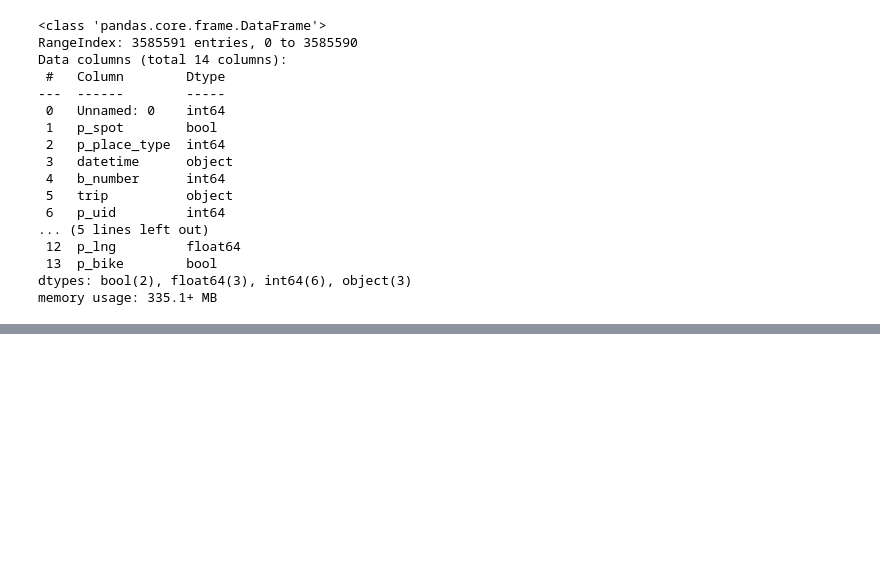
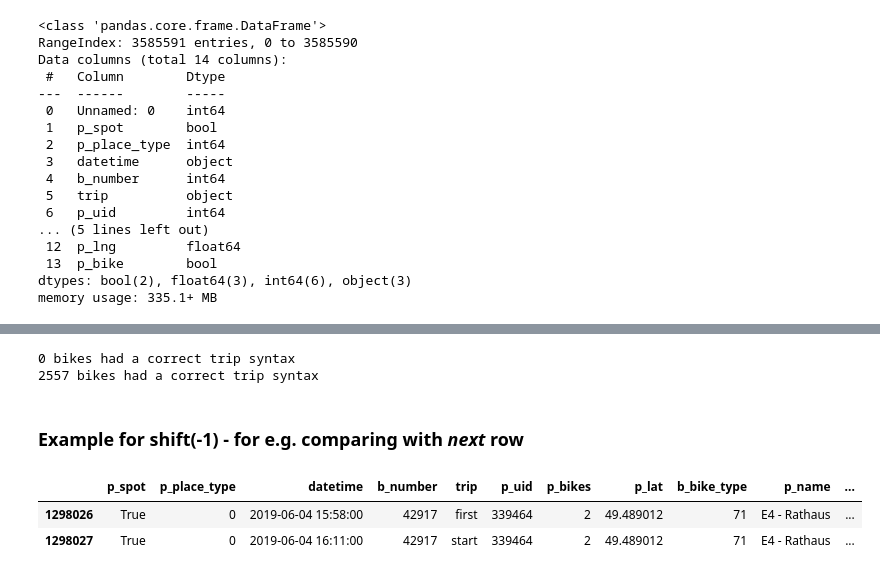
Before and after one commit to janiksudo/PDS_Project, a Jupyter notebook: notebooks/janik-exploration.ipynb, the cells around one changed output, grey strips where cells are left out. Drawn from its saved outputs; the diff is of its cells as text; code cells hidden in the pictures; blank space fills up the shorter version.

Commit message:
trip attribute syntax check

```diff
--- a/notebooks/janik-exploration.ipynb
+++ b/notebooks/janik-exploration.ipynb
@@ -62,0 +119,14 @@ array([False,  True])
+# %%
+print(l.count(True), 'bikes had a correct trip syntax')
+print(l.count(False), 'bikes had a correct trip syntax')
+# %% [output]
+0 bikes had a correct trip syntax
+2557 bikes had a correct trip syntax
+# %% [markdown]
+### Example for shift(-1) - for e.g. comparing with *next* row
+# %%
+bike_42917_sorted.head(2)
+# %% [output]
+|  | p_spot | p_place_type | datetime | b_number | trip | p_uid | p_bikes | p_lat | b_bike_type | p_name | ... |
+| 1298026 | True | 0 | 2019-06-04 15:58:00 | 42917 | first | 339464 | 2 | 49.489012 | 71 | E4 - Rathaus | ... |
+| 1298027 | True | 0 | 2019-06-04 16:11:00 | 42917 | start | 339464 | 2 | 49.489012 | 71 | E4 - Rathaus | ... |
```
Also changed, not shown: parts of 15 cells of this notebook.
